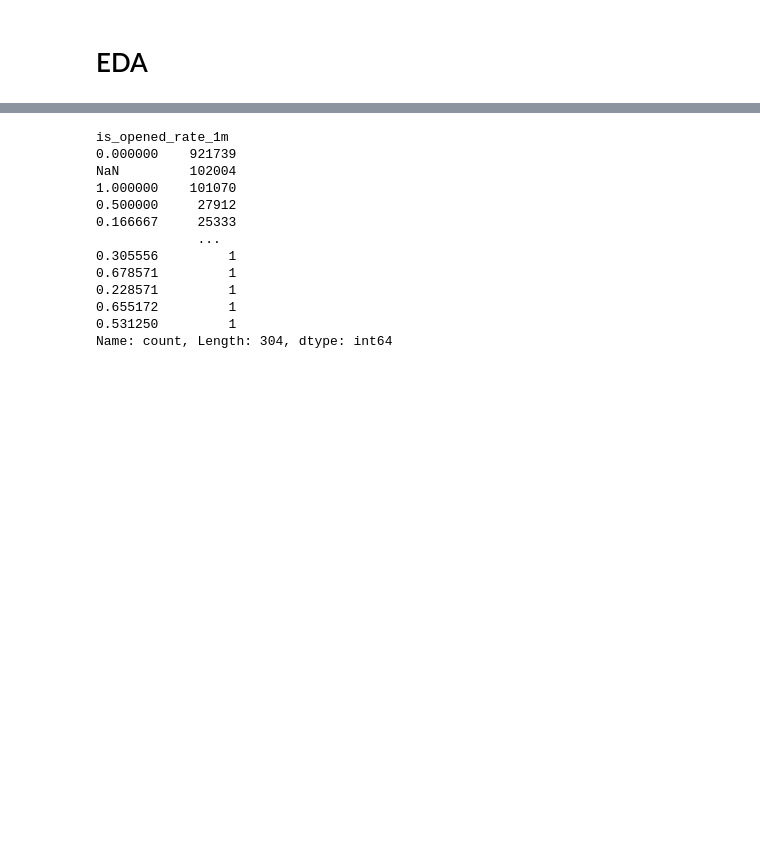
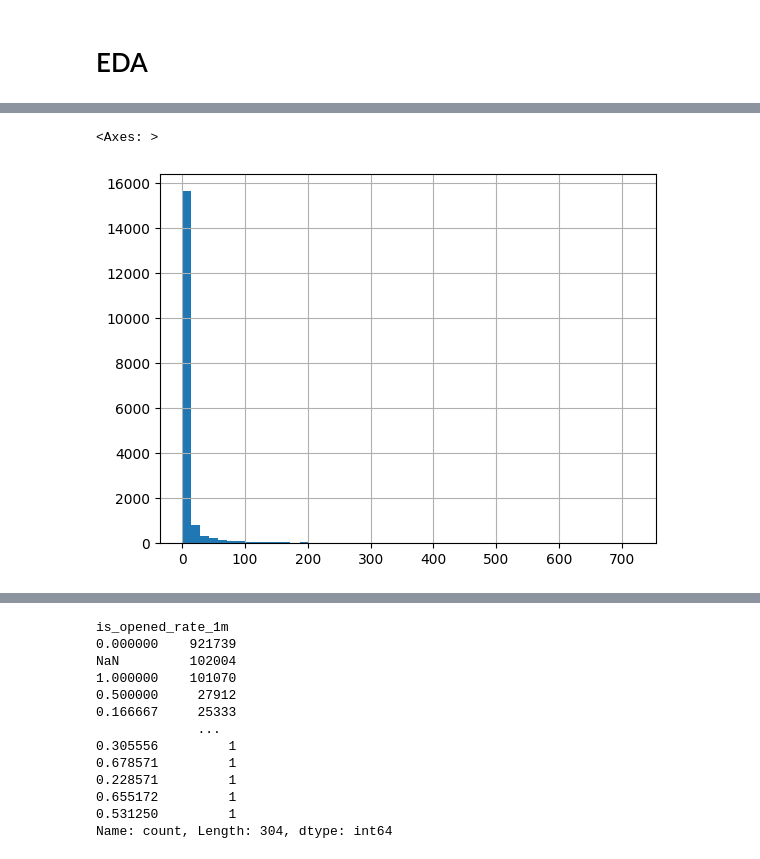
Before and after one commit to NikolozDarsalia/message-campaign-engagement-analysis, a Jupyter notebook: nd_notebooks/EDA_feature_engineering.ipynb, the cells around one changed output, grey strips where cells are left out. Drawn from its saved outputs; the diff is of its cells as text; code cells hidden in the pictures; blank space fills up the shorter version.

```diff
--- a/nd_notebooks/EDA_feature_engineering.ipynb
+++ b/nd_notebooks/EDA_feature_engineering.ipynb
@@ -147,0 +211,13 @@ Length: 202, dtype: float64
+# %%
+import pandas as pd
+
+# Group by client_id and calculate median
+median_times = df.groupby('client_id')['time_to_open_hours'].median().reset_index()
+
+# Rename for clarity
+median_times.rename(columns={'time_to_open_hours': 'median_time_to_open_hours'}, inplace=True)
+# %%
+median_times['median_time_to_open_hours'].hist(bins=50)
+# %% [output]
+<Axes: >
+[figure, added]
```
Also changed, not shown: parts of 12 cells of this notebook.
